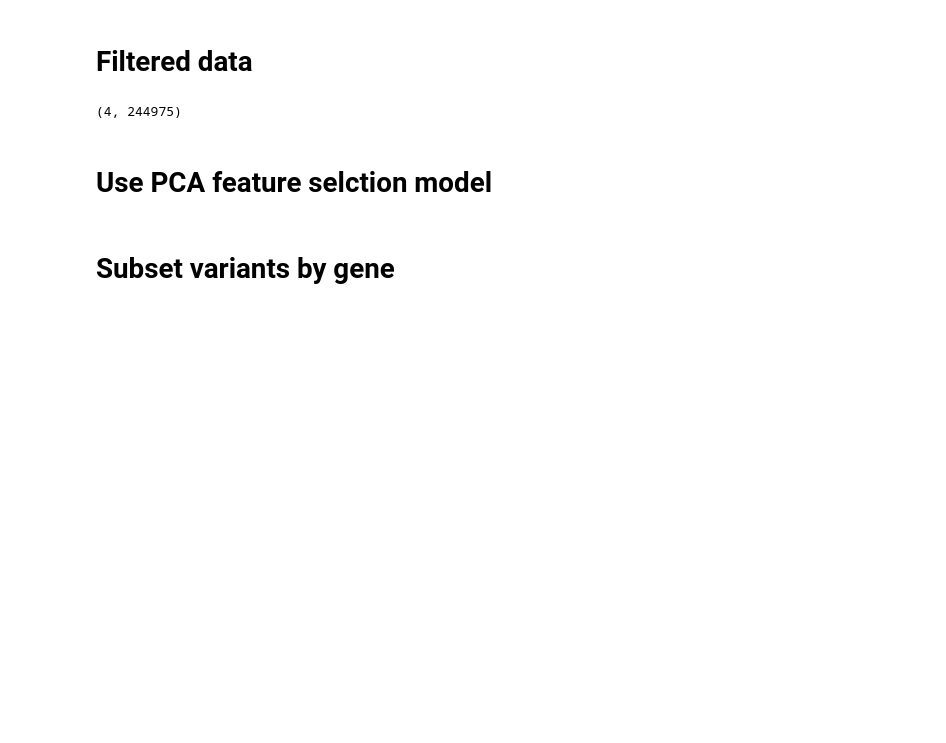
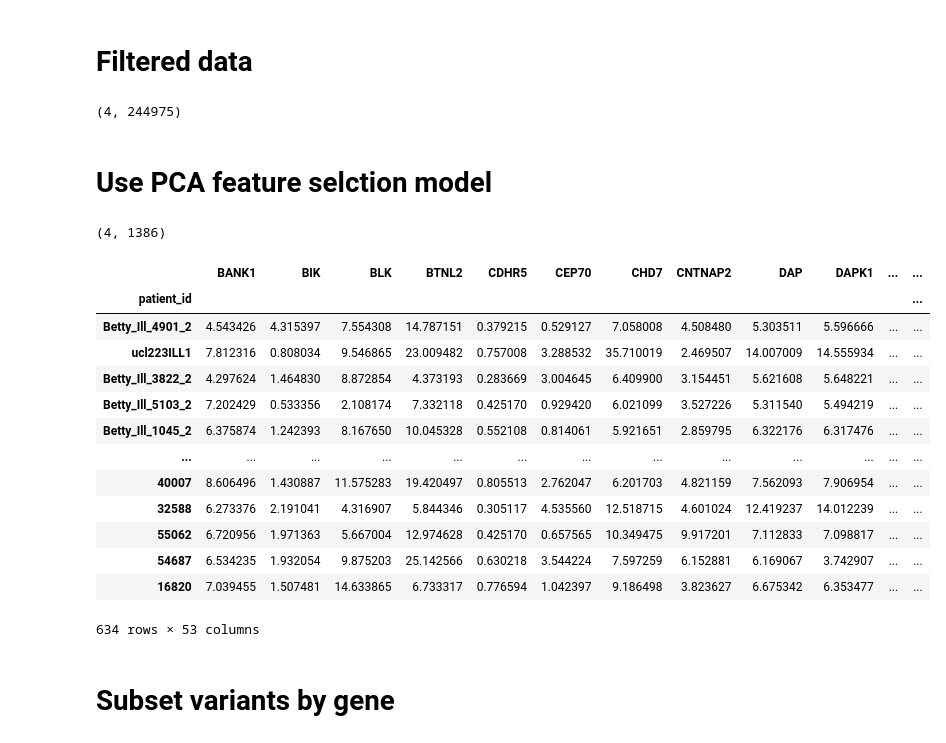
Before and after one commit to NCBI-Codeathons/SLEuth, a Jupyter notebook: variants_PCA_feature_selection.ipynb, the cells around one changed output. Drawn from its saved outputs; the diff is of its cells as text; code cells hidden in the pictures; blank space fills up the shorter version.

```diff
--- a/variants_PCA_feature_selection.ipynb
+++ b/variants_PCA_feature_selection.ipynb
@@ -93,4 +93,25 @@ pca_v2g = PCA_Variants2Gene_FeatureSelection(variants_genes_path="data/interim/v
 training_X1.index.name = "patient_id"
 # %%
-# validation_X1 = pca_v2g.transform(validation_df)
+validation_X1 = pca_v2g.transform(validation_df)
 validation_X1.index.name = "patient_id"
+validation_X1.shape
+# %% [output]
+(4, 1386)
+# %%
+training_gene_scores = pca_v2g.get_gene_variability_score(pd.concat([training_df, validation_df], axis=0))
+training_gene_scores
+# %% [output]
+|  | BANK1 | BIK | BLK | BTNL2 | CDHR5 | CEP70 | CHD7 | CNTNAP2 | DAP | DAPK1 | ... | ... |
+| patient_id |  |  |  |  |  |  |  |  |  |  |  | ... |
+| Betty_Ill_4901_2 | 4.543426 | 4.315397 | 7.554308 | 14.787151 | 0.379215 | 0.529127 | 7.058008 | 4.508480 | 5.303511 | 5.596666 | ... | ... |
+| ucl223ILL1 | 7.812316 | 0.808034 | 9.546865 | 23.009482 | 0.757008 | 3.288532 | 35.710019 | 2.469507 | 14.007009 | 14.555934 | ... | ... |
+| Betty_Ill_3822_2 | 4.297624 | 1.464830 | 8.872854 | 4.373193 | 0.283669 | 3.004645 | 6.409900 | 3.154451 | 5.621608 | 5.648221 | ... | ... |
+| Betty_Ill_5103_2 | 7.202429 | 0.533356 | 2.108174 | 7.332118 | 0.425170 | 0.929420 | 6.021099 | 3.527226 | 5.311540 | 5.494219 | ... | ... |
+| Betty_Ill_1045_2 | 6.375874 | 1.242393 | 8.167650 | 10.045328 | 0.552108 | 0.814061 | 5.921651 | 2.859795 | 6.322176 | 6.317476 | ... | ... |
+| ... | ... | ... | ... | ... | ... | ... | ... | ... | ... | ... | ... | ... |
+| 40007 | 8.606496 | 1.430887 | 11.575283 | 19.420497 | 0.805513 | 2.762047 | 6.201703 | 4.821159 | 7.562093 | 7.906954 | ... | ... |
+| 32588 | 6.273376 | 2.191041 | 4.316907 | 5.844346 | 0.305117 | 4.535560 | 12.518715 | 4.601024 | 12.419237 | 14.012239 | ... | ... |
+| 55062 | 6.720956 | 1.971363 | 5.667004 | 12.974628 | 0.425170 | 0.657565 | 10.349475 | 9.917201 | 7.112833 | 7.098817 | ... | ... |
+| 54687 | 6.534235 | 1.932054 | 9.875203 | 25.142566 | 0.630218 | 3.544224 | 7.597259 | 6.152881 | 6.169067 | 3.742907 | ... | ... |
+| 16820 | 7.039455 | 1.507481 | 14.633865 | 6.733317 | 0.776594 | 1.042397 | 9.186498 | 3.823627 | 6.675342 | 6.353477 | ... | ... |
+634 rows × 53 columns
```
Also changed, not shown: parts of 19 cells of this notebook, 16 other files.
